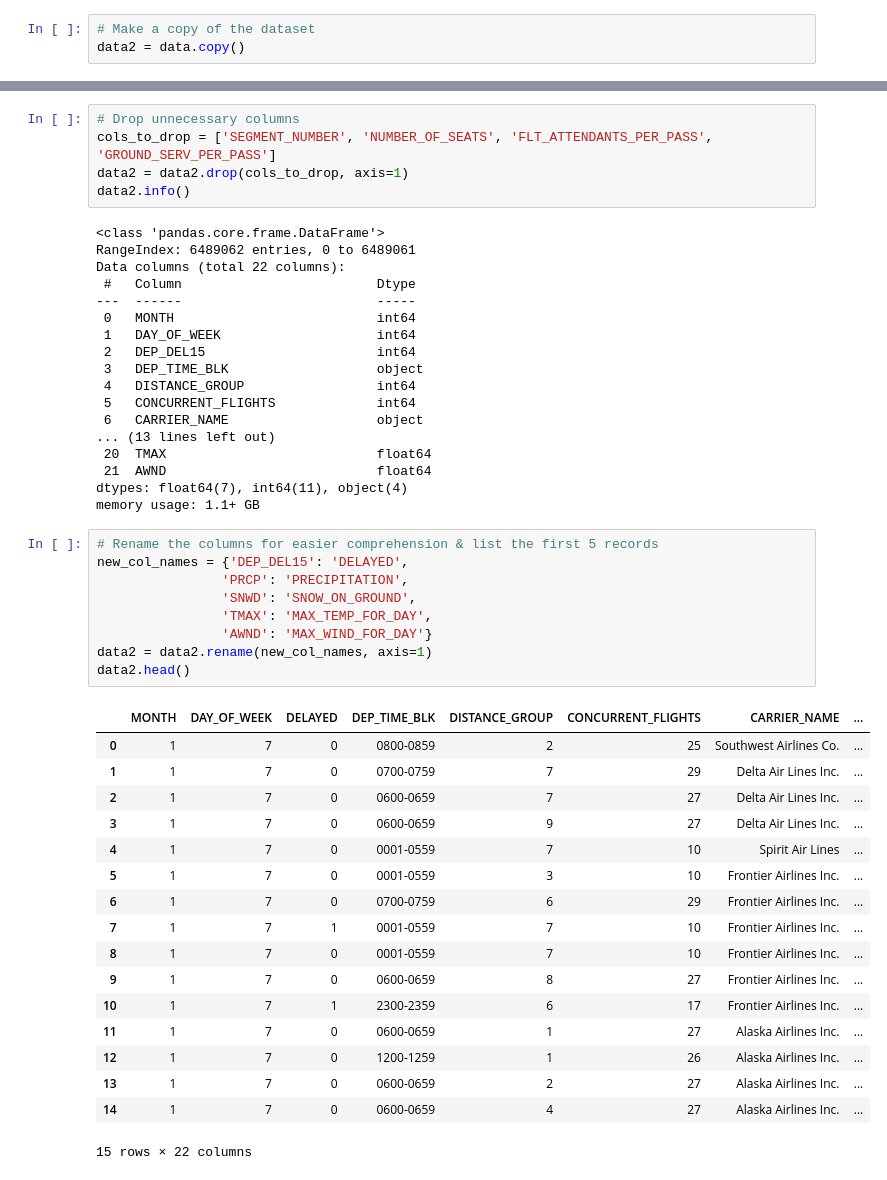
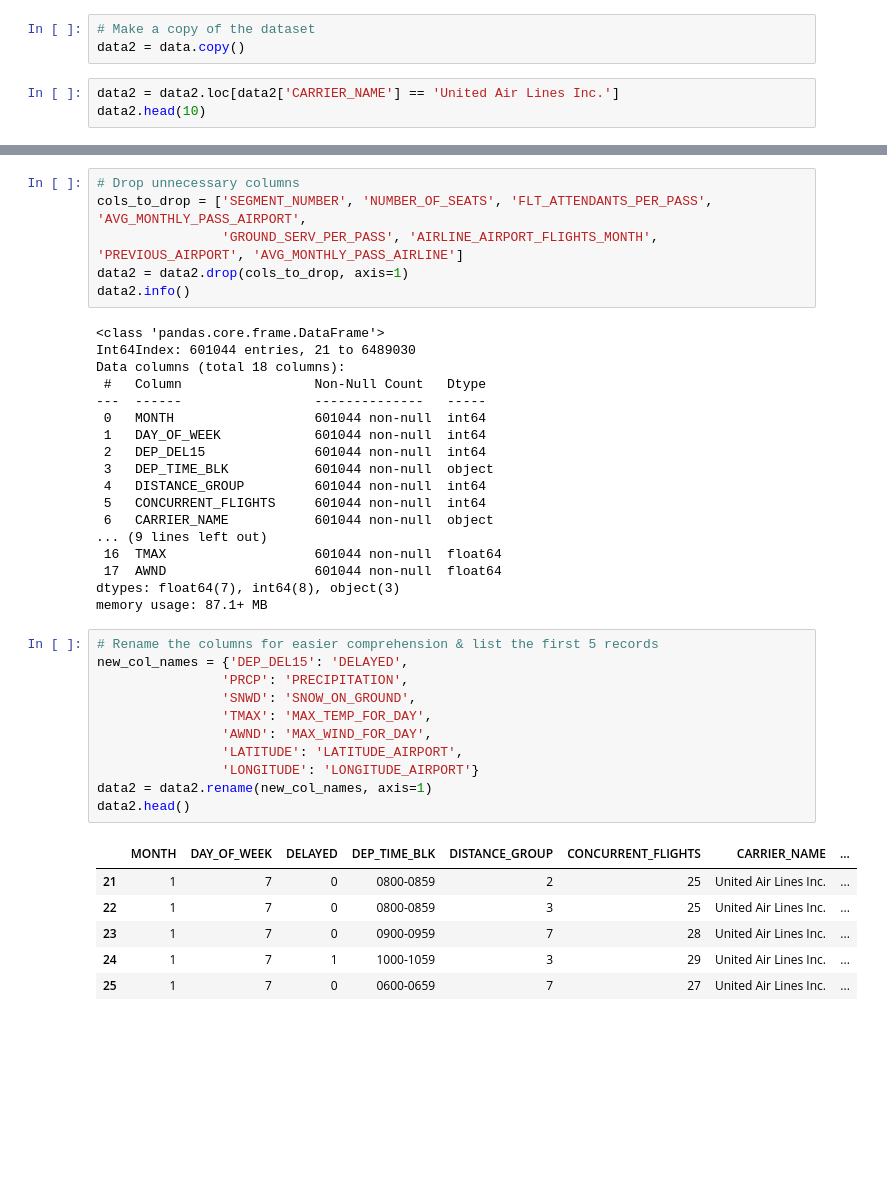
Before and after one commit to rookiescientist-andre/Whats-My-Flight-Status, a Jupyter notebook: flight_status_model.ipynb, the cells around one changed output, grey strips where cells are left out. Saved outputs shown, nothing was run; the diff lists cells and outputs as text; blank space fills up the shorter version.

```diff
--- a/flight_status_model.ipynb
+++ b/flight_status_model.ipynb
@@ -152,3 +177,6 @@ data.describe()
 # %%
 # Make a copy of the dataset
 data2 = data.copy()
+# %%
+data2 = data2.loc[data2['CARRIER_NAME'] == 'United Air Lines Inc.']
+data2.head(10)
@@ -155,53 +196,45 @@ data2 = data.copy()
 # %%
 # Drop unnecessary columns
-cols_to_drop = ['SEGMENT_NUMBER', 'NUMBER_OF_SEATS', 'FLT_ATTENDANTS_PER_PASS', 'GROUND_SERV_PER_PASS']
+cols_to_drop = ['SEGMENT_NUMBER', 'NUMBER_OF_SEATS', 'FLT_ATTENDANTS_PER_PASS', 'AVG_MONTHLY_PASS_AIRPORT',
+                'GROUND_SERV_PER_PASS', 'AIRLINE_AIRPORT_FLIGHTS_MONTH', 'PREVIOUS_AIRPORT', 'AVG_MONTHLY_PASS_AIRLINE']
 data2 = data2.drop(cols_to_drop, axis=1)
 data2.info()
 # %% [output]
 <class 'pandas.core.frame.DataFrame'>
-RangeIndex: 6489062 entries, 0 to 6489061
-Data columns (total 22 columns):
- #   Column                         Dtype
----  ------                         -----
- 0   MONTH                          int64
- 1   DAY_OF_WEEK                    int64
- 2   DEP_DEL15                      int64
- 3   DEP_TIME_BLK                   object
- 4   DISTANCE_GROUP                 int64
- 5   CONCURRENT_FLIGHTS             int64
- 6   CARRIER_NAME                   object
-... (13 lines left out)
- 20  TMAX                           float64
- 21  AWND                           float64
-dtypes: float64(7), int64(11), object(4)
-memory usage: 1.1+ GB
+Int64Index: 601044 entries, 21 to 6489030
+Data columns (total 18 columns):
+ #   Column                 Non-Null Count   Dtype
+---  ------                 --------------   -----
+ 0   MONTH                  601044 non-null  int64
+ 1   DAY_OF_WEEK            601044 non-null  int64
+ 2   DEP_DEL15              601044 non-null  int64
+ 3   DEP_TIME_BLK           601044 non-null  object
+ 4   DISTANCE_GROUP         601044 non-null  int64
+ 5   CONCURRENT_FLIGHTS     601044 non-null  int64
+ 6   CARRIER_NAME           601044 non-null  object
+... (9 lines left out)
+ 16  TMAX                   601044 non-null  float64
+ 17  AWND                   601044 non-null  float64
+dtypes: float64(7), int64(8), object(3)
+memory usage: 87.1+ MB
 # %%
 # Rename the columns for easier comprehension & list the first 5 records
 new_col_names = {'DEP_DEL15': 'DELAYED',
                 'PRCP': 'PRECIPITATION',
                 'SNWD': 'SNOW_ON_GROUND',
                 'TMAX': 'MAX_TEMP_FOR_DAY',
-                'AWND': 'MAX_WIND_FOR_DAY'}
+                'AWND': 'MAX_WIND_FOR_DAY',
+                'LATITUDE': 'LATITUDE_AIRPORT',
+                'LONGITUDE': 'LONGITUDE_AIRPORT'}
 data2 = data2.rename(new_col_names, axis=1)
 data2.head()
 # %% [output]
 |  | MONTH | DAY_OF_WEEK | DELAYED | DEP_TIME_BLK | DISTANCE_GROUP | CONCURRENT_FLIGHTS | CARRIER_NAME | ... |
-| 0 | 1 | 7 | 0 | 0800-0859 | 2 | 25 | Southwest Airlines Co. | ... |
-| 1 | 1 | 7 | 0 | 0700-0759 | 7 | 29 | Delta Air Lines Inc. | ... |
-| 2 | 1 | 7 | 0 | 0600-0659 | 7 | 27 | Delta Air Lines Inc. | ... |
-| 3 | 1 | 7 | 0 | 0600-0659 | 9 | 27 | Delta Air Lines Inc. | ... |
-| 4 | 1 | 7 | 0 | 0001-0559 | 7 | 10 | Spirit Air Lines | ... |
-| 5 | 1 | 7 | 0 | 0001-0559 | 3 | 10 | Frontier Airlines Inc. | ... |
-| 6 | 1 | 7 | 0 | 0700-0759 | 6 | 29 | Frontier Airlines Inc. | ... |
-| 7 | 1 | 7 | 1 | 0001-0559 | 7 | 10 | Frontier Airlines Inc. | ... |
-| 8 | 1 | 7 | 0 | 0001-0559 | 7 | 10 | Frontier Airlines Inc. | ... |
-| 9 | 1 | 7 | 0 | 0600-0659 | 8 | 27 | Frontier Airlines Inc. | ... |
-| 10 | 1 | 7 | 1 | 2300-2359 | 6 | 17 | Frontier Airlines Inc. | ... |
-| 11 | 1 | 7 | 0 | 0600-0659 | 1 | 27 | Alaska Airlines Inc. | ... |
-| 12 | 1 | 7 | 0 | 1200-1259 | 1 | 26 | Alaska Airlines Inc. | ... |
-| 13 | 1 | 7 | 0 | 0600-0659 | 2 | 27 | Alaska Airlines Inc. | ... |
-| 14 | 1 | 7 | 0 | 0600-0659 | 4 | 27 | Alaska Airlines Inc. | ... |
+| 21 | 1 | 7 | 0 | 0800-0859 | 2 | 25 | United Air Lines Inc. | ... |
+| 22 | 1 | 7 | 0 | 0800-0859 | 3 | 25 | United Air Lines Inc. | ... |
+| 23 | 1 | 7 | 0 | 0900-0959 | 7 | 28 | United Air Lines Inc. | ... |
+| 24 | 1 | 7 | 1 | 1000-1059 | 3 | 29 | United Air Lines Inc. | ... |
+| 25 | 1 | 7 | 0 | 0600-0659 | 7 | 27 | United Air Lines Inc. | ... |
-15 rows × 22 columns
 # %%
 # Shift the target column to the end
 cols_at_end = ['DELAYED']
```
Also changed, not shown: parts of 9 cells of this notebook.
